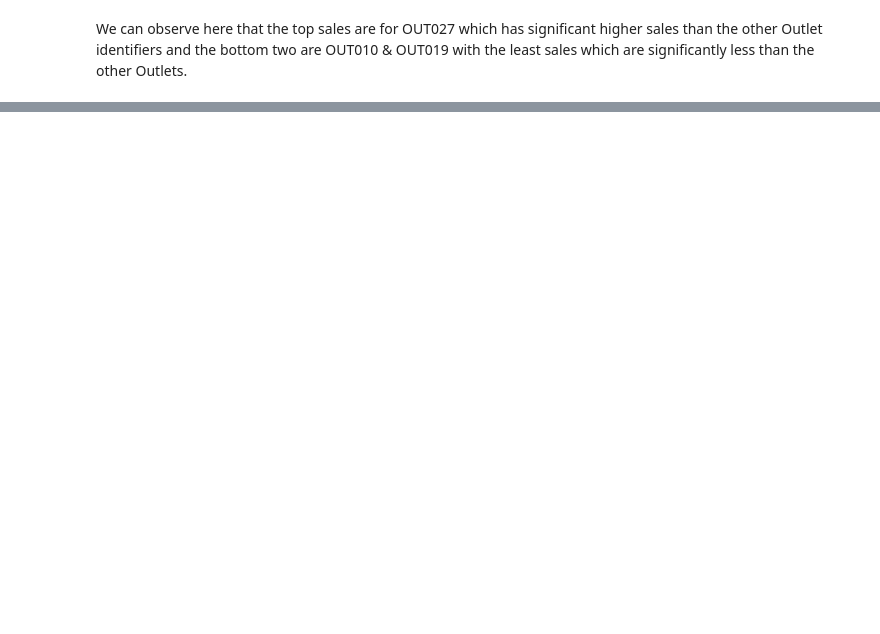
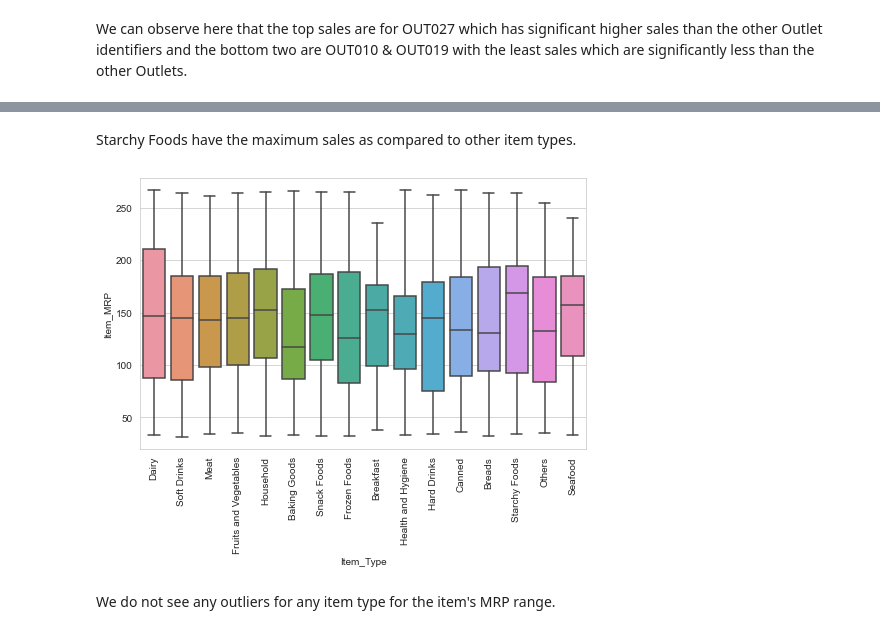
Before and after one commit to ayg15/bigmart-sales, a Jupyter notebook: Big Mart Sales Prediction.ipynb, the cells around one changed output, grey strips where cells are left out. Saved outputs shown, nothing was run; the diff lists cells and outputs as text; code cells hidden in the pictures; blank space fills up the shorter version.

```diff
--- a/Big Mart Sales Prediction.ipynb
+++ b/Big Mart Sales Prediction.ipynb
@@ -270,0 +279,11 @@ sns.barplot(x='Item_Type', y='Item_Outlet_Sales', data=sales_df)
+# %% [markdown]
+Starchy Foods have the maximum sales as compared to other item types.
+# %%
+plt.figure(figsize=(8,5))
+sns.set_style('whitegrid')
+sns.boxplot(x='Item_Type', y='Item_MRP', data=sales_df)
+plt.xticks(rotation=90);
+# %% [output]
+[figure, added]
+# %% [markdown]
+We do not see any outliers for any item type for the item's MRP range.
```
Also changed, not shown: parts of 17 cells of this notebook.
